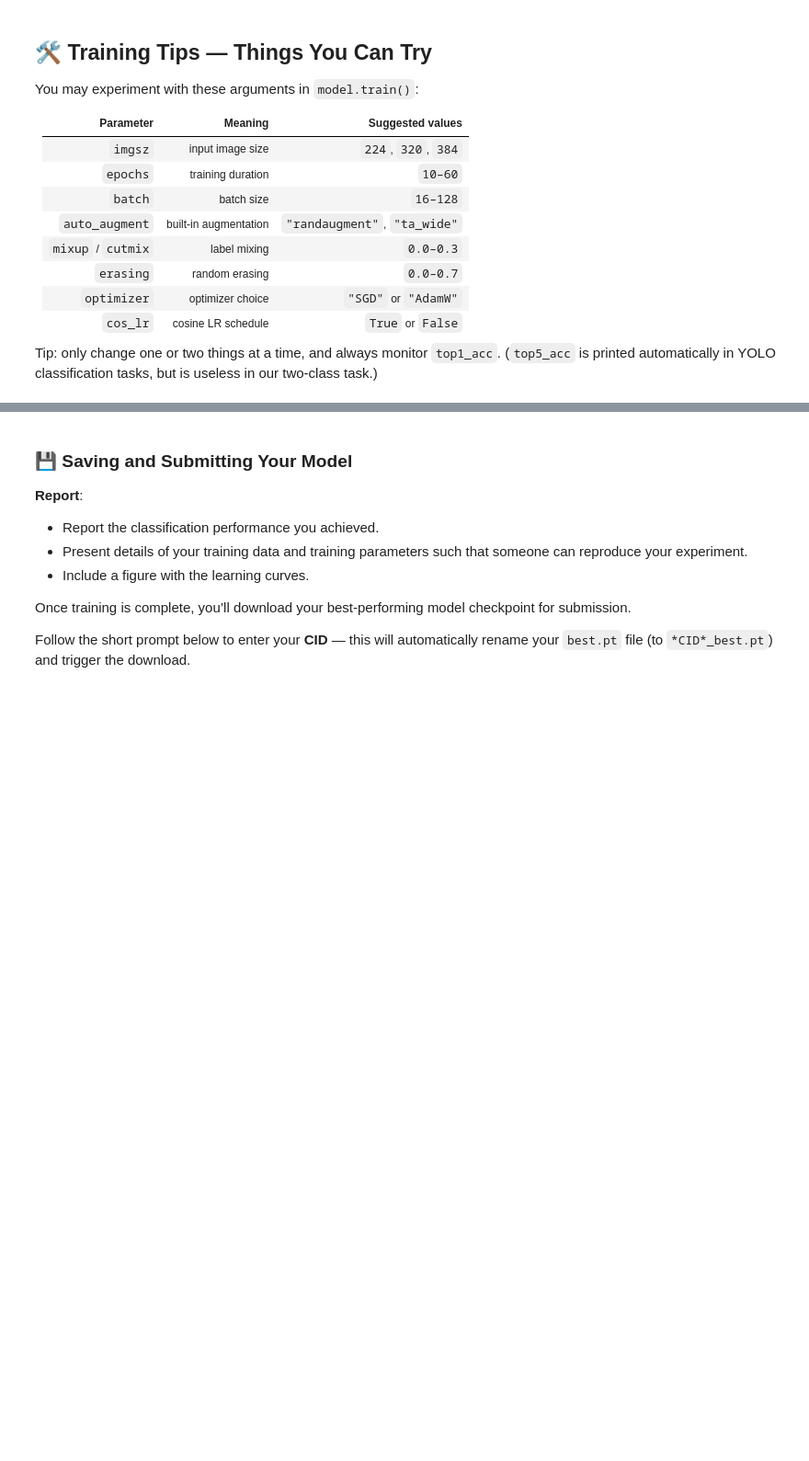
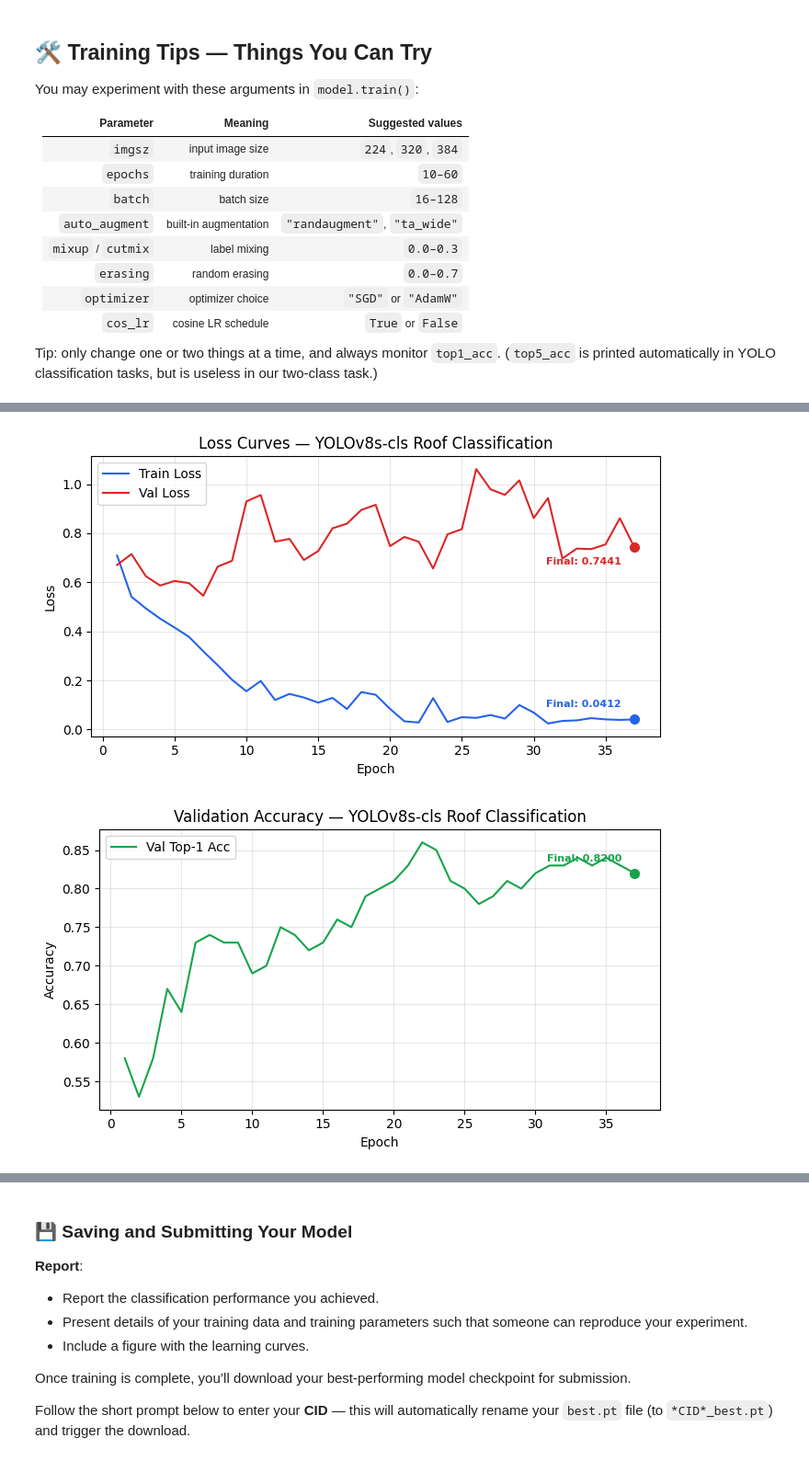
Before and after one commit to hyo04/DL_Final, a Jupyter notebook: 10_Data_Classification_YOLO.ipynb, the cells around one changed output, grey strips where cells are left out. Shown at 92% size. Saved outputs shown, nothing was run; the diff lists cells and outputs as text; code cells hidden in the pictures; blank space fills up the shorter version.

```diff
--- a/10_Data_Classification_YOLO.ipynb
+++ b/10_Data_Classification_YOLO.ipynb
@@ -264,0 +204,79 @@ weighted avg       0.75      0.75      0.75        40
+# %%
+# ======== PERFORMANCE REPORT ========
+import pandas as pd
+import numpy as np
+import matplotlib.pyplot as plt
+import seaborn as sns
+from sklearn.metrics import classification_report, confusion_matrix
+
+classes = ["flat", "pitched"]
+exts = {".jpg", ".jpeg", ".png", ".bmp", ".webp"}
+
+results_csv = Path(model.trainer.save_dir) / "results.csv"
+df = pd.read_csv(results_csv)
+df.columns = df.columns.str.strip()
+
+# ── Loss Curve ──
+fig, ax = plt.subplots(figsize=(7, 4))
+ax.plot(df["epoch"], df["train/loss"], label="Train Loss", color="#2563eb")
+ax.plot(df["epoch"], df["val/loss"],   label="Val Loss",   color="#dc2626")
+
+final_epoch = df["epoch"].iloc[-1]
+for col, color, va in [("train/loss", "#2563eb", "bottom"), ("val/loss", "#dc2626", "top")]:
+    final_val = df[col].iloc[-1]
+    ax.plot(final_epoch, final_val, "o", color=color, markersize=7, zorder=5)
+    ax.annotate(f"Final: {final_val:.4f}", xy=(final_epoch, final_val),
+                xytext=(-10, 8 if va == "bottom" else -8),
+                textcoords="offset points",
+                fontsize=8, color=color, va=va, ha="right",
+                fontweight="bold")
+
+ax.set_xlabel("Epoch"); ax.set_ylabel("Loss")
+ax.set_title("Loss Curves — YOLOv8s-cls Roof Classification")
+ax.legend(); ax.grid(alpha=0.3)
+plt.tight_layout()
+plt.show()
+
+# ── Validation Accuracy Curve ──
+fig, ax = plt.subplots(figsize=(7, 4))
+ax.plot(df["epoch"], df["metrics/accuracy_top1"], label="Val Top-1 Acc", color="#16a34a")
+
+final_acc = df["metrics/accuracy_top1"].iloc[-1]
+ax.plot(final_epoch, final_acc, "o", color="#16a34a", markersize=7, zorder=5)
+ax.annotate(f"Final: {final_acc:.4f}", xy=(final_epoch, final_acc),
+            xytext=(-10, 8),
+            textcoords="offset points",
+            fontsize=8, color="#16a34a", va="bottom", ha="right",
+            fontweight="bold")
+
+ax.set_xlabel("Epoch"); ax.set_ylabel("Accuracy")
+ax.set_title("Validation Accuracy — YOLOv8s-cls Roof Classification")
+ax.legend(); ax.grid(alpha=0.3)
+plt.tight_layout()
+plt.show()
+# ── Confusion Matrix ──
+best_model = YOLO(str(best_ckpt))
+y_true, y_pred = [], []
+
+for cls in classes:
+    for img_path in (DATA_ROOT / "test" / cls).iterdir():
+        if img_path.suffix.lower() not in exts:
+            continue
+        pred = best_model.predict(str(img_path), verbose=False, imgsz=320)[0]
+        y_true.append(cls)
+        y_pred.append(classes[pred.probs.top1])
+
+print("\nClassification Report:")
+print(classification_report(y_true, y_pred, target_names=classes))
+
+cm = confusion_matrix(y_true, y_pred, labels=classes)
+fig, ax = plt.subplots(figsize=(5, 4))
+sns.heatmap(cm, annot=True, fmt="d", xticklabels=classes, yticklabels=classes,
+            cmap="Blues", ax=ax)
+ax.set_xlabel("Predicted"); ax.set_ylabel("True")
+ax.set_title(f"Confusion Matrix — Test Accuracy: {100*metrics.top1:.2f}%")
+plt.tight_layout()
+plt.show()
+# %% [output]
+[figure, added]
+[figure, added]
```
Also changed, not shown: parts of 6 cells of this notebook.
